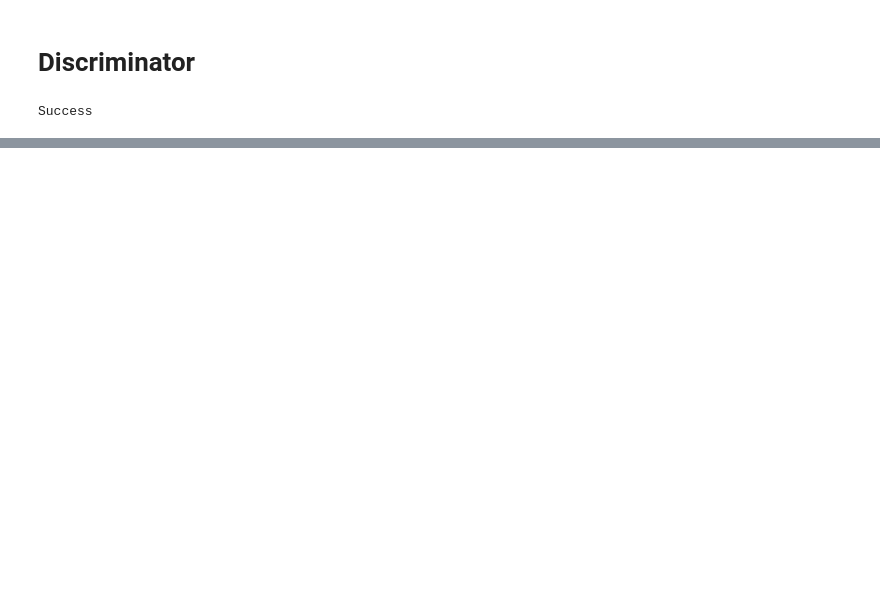
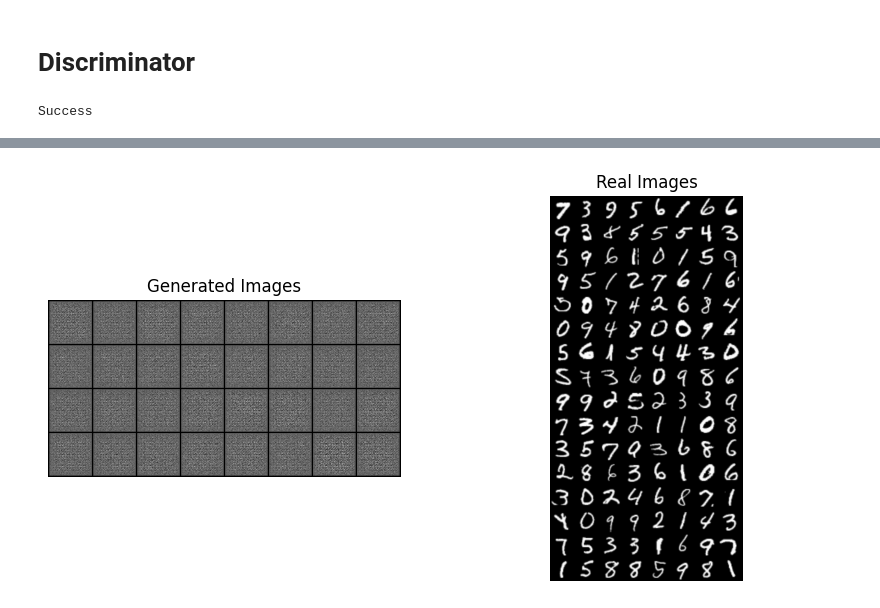
Before and after one commit to rupeshghimire7/GANs, a Jupyter notebook: DeepConvolution_GAN/DCGAN.ipynb, the cells around one changed output, grey strips where cells are left out. Cells and saved outputs as stored; diff of their text form; code cells hidden in the pictures; blank space fills up the shorter version.

Commit message:
DCGAN on MNIST

```diff
--- a/DeepConvolution_GAN/DCGAN.ipynb
+++ b/DeepConvolution_GAN/DCGAN.ipynb
@@ -99,0 +156,7 @@ Success
+# %%
+optim_gen = optim.Adam(gen.parameters(), lr=lr, betas=(0.5, 0.999))
+optim_disc = optim.Adam(disc.parameters(), lr=lr, betas=(0.5, 0.999))
+
+criterion = nn.BCELoss()
+# %%
+fixed_noise = torch.randn(32,z_dim, 1, 1).to(device)
@@ -99,0 +167,2 @@ Success
+# %%
+disc.train()
@@ -99,0 +187,2 @@ Success
+# %%
+gen.train()
@@ -99,0 +209,72 @@ Success
+# %%
+for epoch in range(num_epochs):
+  for batch_idx, (real, _) in enumerate(loader):
+    real = real.to(device)
+    noise = torch.randn(batch_size, z_dim, 1, 1).to(device)
+
+    # train discriminator
+    fake = gen(noise)
+
+    disc_real = disc(real).reshape(-1)
+    lossD_real = criterion(disc_real,torch.ones_like(disc_real) )
+    disc_fake = disc(fake).reshape(-1)
+    lossD_fake = criterion(disc_fake, torch.zeros_like(disc_fake))
+    lossD = (lossD_real + lossD_fake)/2
+
+    disc.zero_grad()
+    lossD.backward(retain_graph=True) # to not clear graph after backpropagation immediately, helps us to utilize fake (noise) again
+    optim_disc.step()
+
+    ## Train GENERATOR (min log(1-D(G(z))) <-> max log(D(G(z))) )
+    output = disc(fake).reshape(-1)
+    lossG = criterion(output,torch.ones_like(output) )
+    gen.zero_grad()
+    lossG.backward()
+    optim_gen.step()
+
+
+    # if batch_idx == 0:
+    #         print(
+    #             f"Epoch [{epoch}/{num_epochs}] Batch {batch_idx}/{len(loader)} \
+    #                   Loss D: {lossD:.4f}, loss G: {lossG:.4f}"
+    #         )
+
+    #         with torch.no_grad():
+    #             fake = generator(fixed_noise).reshape(-1, 1, 28, 28)
+    #             data = real.reshape(-1, 1, 28, 28)
+    #             img_grid_fake = torchvision.utils.make_grid(fake, normalize=True)
+    #             img_grid_real = torchvision.utils.make_grid(data, normalize=True)
+
+    #             writer_fake.add_image(
+    #                 "Mnist Fake Images", img_grid_fake, global_step=step
+    #             )
+    #             writer_real.add_image(
+    #                 "Mnist Real Images", img_grid_real, global_step=step
+    #             )
+    #             step += 1
+
+    if batch_idx == 0:
+       print(
+                f"Epoch [{epoch}/{num_epochs}] Batch {batch_idx}/{len(loader)} \
+                Loss D: {lossD:.4f}, Loss G: {lossG:.4f}"
+            )
+       fig, axes = plt.subplots(1, 2, figsize=(10, 5))
+
+       with torch.no_grad():
+          fake = gen(fixed_noise).reshape(-1, 1, 64, 64).cpu()  # Move to CPU
+          data = real.reshape(-1, 1, 64, 64).cpu()  # Move to CPU
+
+          # Visualize fake images
+          img_grid_fake = torchvision.utils.make_grid(fake, normalize=True)
+          axes[0].imshow(img_grid_fake.permute(1, 2, 0), cmap='gray')  # Adjust permute for channel order
+          axes[0].set_title('Generated Images')
+          axes[0].axis('off')
+
+          # Visualize real images
+          img_grid_real = torchvision.utils.make_grid(data, normalize=True)
+          axes[1].imshow(img_grid_real.permute(1, 2, 0), cmap='gray')  # Adjust permute for channel order
+          axes[1].set_title('Real Images')
+          axes[1].axis('off')
+
+          plt.show()
+# %% [output]
@@ -99,0 +282 @@ Success
+[figure, added]
```
Also changed, not shown: parts of 13 cells of this notebook.
